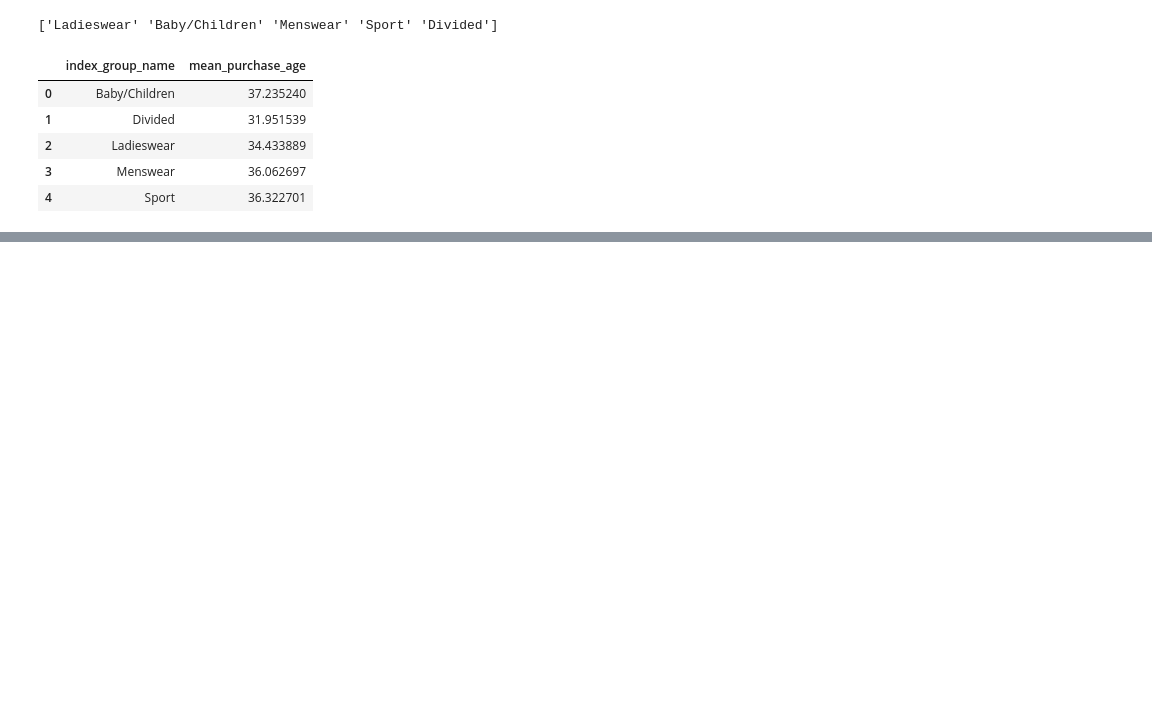
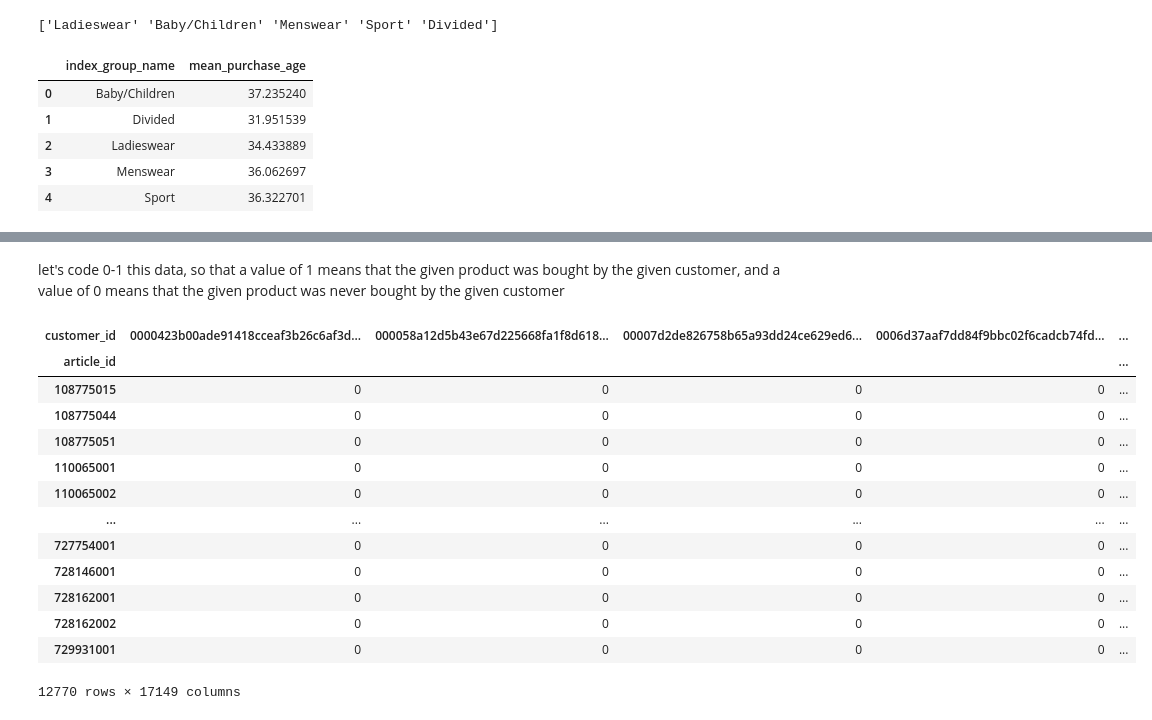
Before and after one commit to nraffa/H-M-Personalized-Fashion-Recommendations, a Jupyter notebook: EDA_Modeling.ipynb, the cells around one changed output, grey strips where cells are left out. Cells and saved outputs as stored; diff of their text form; code cells hidden in the pictures; blank space fills up the shorter version.

```diff
--- a/EDA_Modeling.ipynb
+++ b/EDA_Modeling.ipynb
@@ -494,0 +445,2 @@ for article in cluster_articles['article_id']:
+# %% [markdown]
+let's code 0-1 this data, so that a value of 1 means that the given product was bought by the given customer, and a value of 0 means that the given product was never bought by the given customer
@@ -494,0 +449,17 @@ for article in cluster_articles['article_id']:
+# %%
+customer_item_matrix.T
+# %% [output]
+| customer_id | 0000423b00ade91418cceaf3b26c6af3d... | 000058a12d5b43e67d225668fa1f8d618... | 00007d2de826758b65a93dd24ce629ed6... | 0006d37aaf7dd84f9bbc02f6cadcb74fd... | ... |
+| article_id |  |  |  |  | ... |
+| 108775015 | 0 | 0 | 0 | 0 | ... |
+| 108775044 | 0 | 0 | 0 | 0 | ... |
+| 108775051 | 0 | 0 | 0 | 0 | ... |
+| 110065001 | 0 | 0 | 0 | 0 | ... |
+| 110065002 | 0 | 0 | 0 | 0 | ... |
+| ... | ... | ... | ... | ... | ... |
+| 727754001 | 0 | 0 | 0 | 0 | ... |
+| 728146001 | 0 | 0 | 0 | 0 | ... |
+| 728162001 | 0 | 0 | 0 | 0 | ... |
+| 728162002 | 0 | 0 | 0 | 0 | ... |
+| 729931001 | 0 | 0 | 0 | 0 | ... |
+12770 rows × 17149 columns
```
Also changed, not shown: parts of 25 cells of this notebook.
